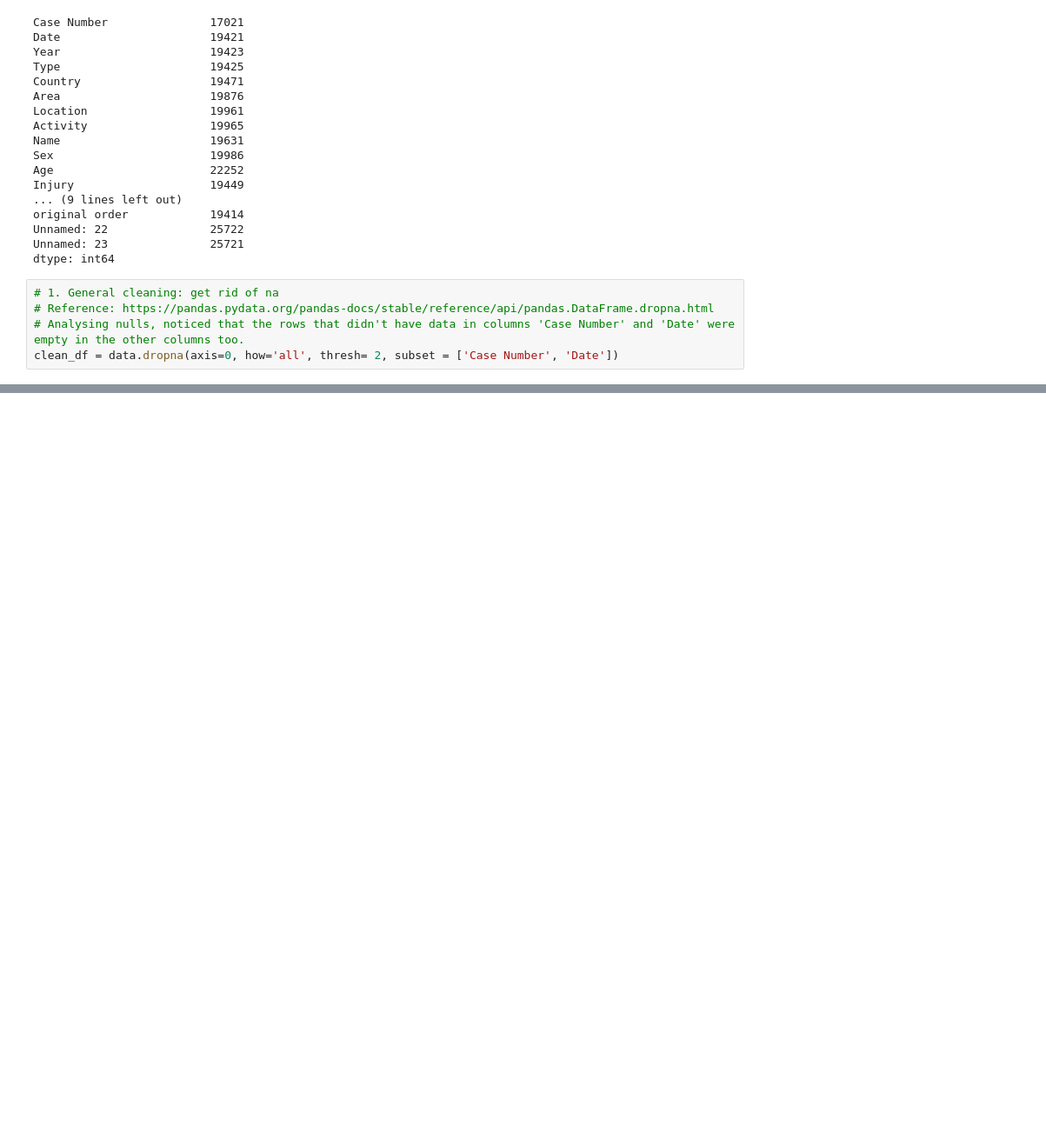
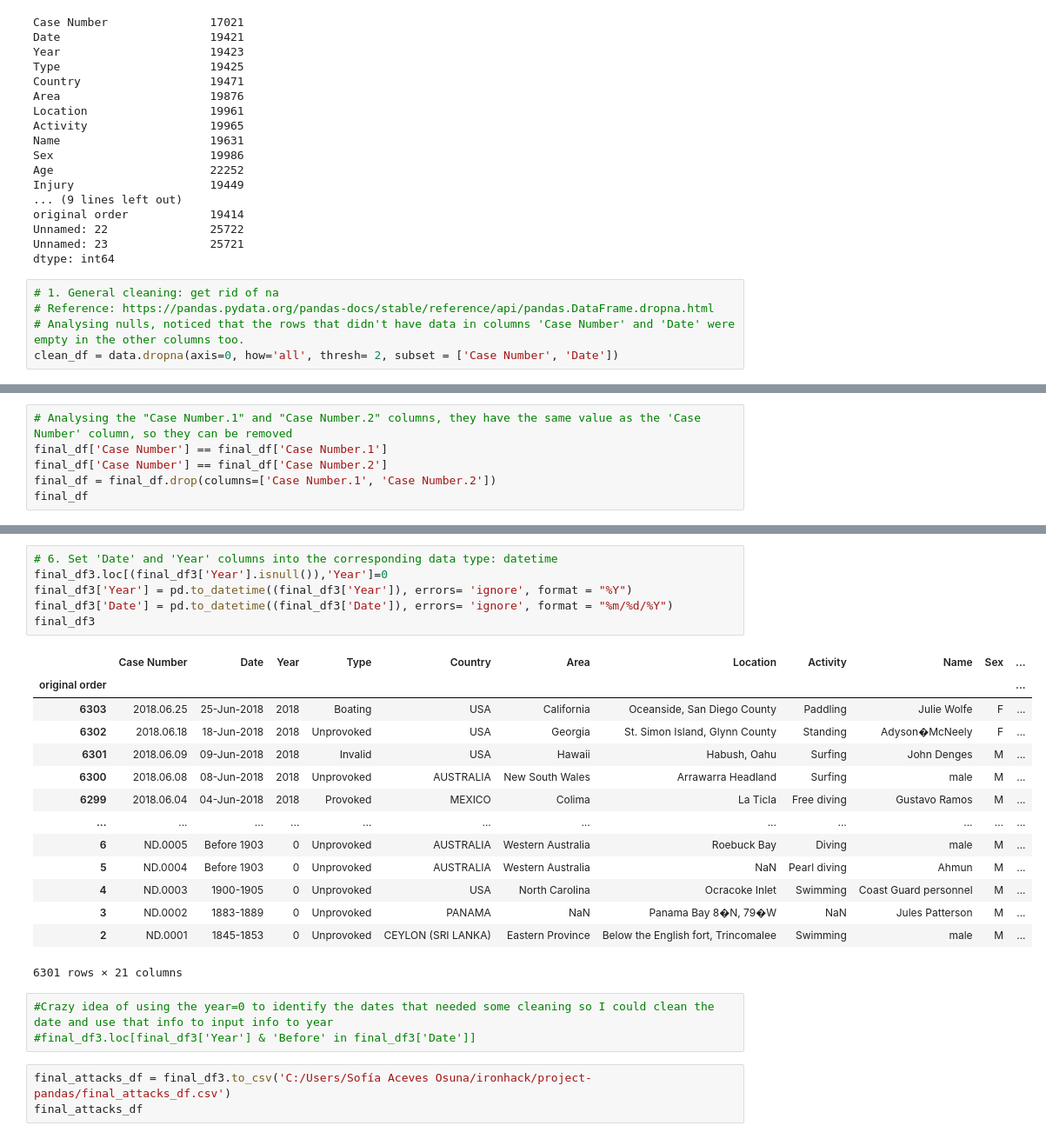
Before and after one commit to ta-data-mexpt/project-pandas, a Jupyter notebook: data-wrangling.ipynb, the cells around one changed output, grey strips where cells are left out. Shown: that part at 87% size. Drawn from its saved outputs; the diff is of its cells as text; blank space fills up the shorter version.

```diff
--- a/data-wrangling.ipynb
+++ b/data-wrangling.ipynb
@@ -81,0 +103,6 @@ clean_df = data.dropna(axis=0, how='all', thresh= 2, subset = ['Case Number', 'D
+# %%
+# Analysing the "Case Number.1" and "Case Number.2" columns, they have the same value as the 'Case Number' column, so they can be removed
+final_df['Case Number'] == final_df['Case Number.1']
+final_df['Case Number'] == final_df['Case Number.2']
+final_df = final_df.drop(columns=['Case Number.1', 'Case Number.2'])
+final_df
@@ -130,0 +150,27 @@ final_df3
+# %%
+# 6. Set 'Date' and 'Year' columns into the corresponding data type: datetime
+final_df3.loc[(final_df3['Year'].isnull()),'Year']=0
+final_df3['Year'] = pd.to_datetime((final_df3['Year']), errors= 'ignore', format = "%Y")
+final_df3['Date'] = pd.to_datetime((final_df3['Date']), errors= 'ignore', format = "%m/%d/%Y")
+final_df3
+# %% [output]
+|  | Case Number | Date | Year | Type | Country | Area | Location | Activity | Name | Sex | ... |
+| original order |  |  |  |  |  |  |  |  |  |  | ... |
+| 6303 | 2018.06.25 | 25-Jun-2018 | 2018 | Boating | USA | California | Oceanside, San Diego County | Paddling | Julie Wolfe | F | ... |
+| 6302 | 2018.06.18 | 18-Jun-2018 | 2018 | Unprovoked | USA | Georgia | St. Simon Island, Glynn County | Standing | Adyson�McNeely | F | ... |
+| 6301 | 2018.06.09 | 09-Jun-2018 | 2018 | Invalid | USA | Hawaii | Habush, Oahu | Surfing | John Denges | M | ... |
+| 6300 | 2018.06.08 | 08-Jun-2018 | 2018 | Unprovoked | AUSTRALIA | New South Wales | Arrawarra Headland | Surfing | male | M | ... |
+| 6299 | 2018.06.04 | 04-Jun-2018 | 2018 | Provoked | MEXICO | Colima | La Ticla | Free diving | Gustavo Ramos | M | ... |
+| ... | ... | ... | ... | ... | ... | ... | ... | ... | ... | ... | ... |
+| 6 | ND.0005 | Before 1903 | 0 | Unprovoked | AUSTRALIA | Western Australia | Roebuck Bay | Diving | male | M | ... |
+| 5 | ND.0004 | Before 1903 | 0 | Unprovoked | AUSTRALIA | Western Australia | NaN | Pearl diving | Ahmun | M | ... |
+| 4 | ND.0003 | 1900-1905 | 0 | Unprovoked | USA | North Carolina | Ocracoke Inlet | Swimming | Coast Guard personnel | M | ... |
+| 3 | ND.0002 | 1883-1889 | 0 | Unprovoked | PANAMA | NaN | Panama Bay 8�N, 79�W | NaN | Jules Patterson | M | ... |
+| 2 | ND.0001 | 1845-1853 | 0 | Unprovoked | CEYLON (SRI LANKA) | Eastern Province | Below the English fort, Trincomalee | Swimming | male | M | ... |
+6301 rows × 21 columns
+# %%
+#Crazy idea of using the year=0 to identify the dates that needed some cleaning so I could clean the date and use that info to input info to year
+#final_df3.loc[final_df3['Year'] & 'Before' in final_df3['Date']]
+# %%
+final_attacks_df = final_df3.to_csv('C:/Users/Sofía Aceves Osuna/ironhack/project-pandas/final_attacks_df.csv')
+final_attacks_df
```
Also changed, not shown: parts of 6 cells of this notebook, 2 other files.
